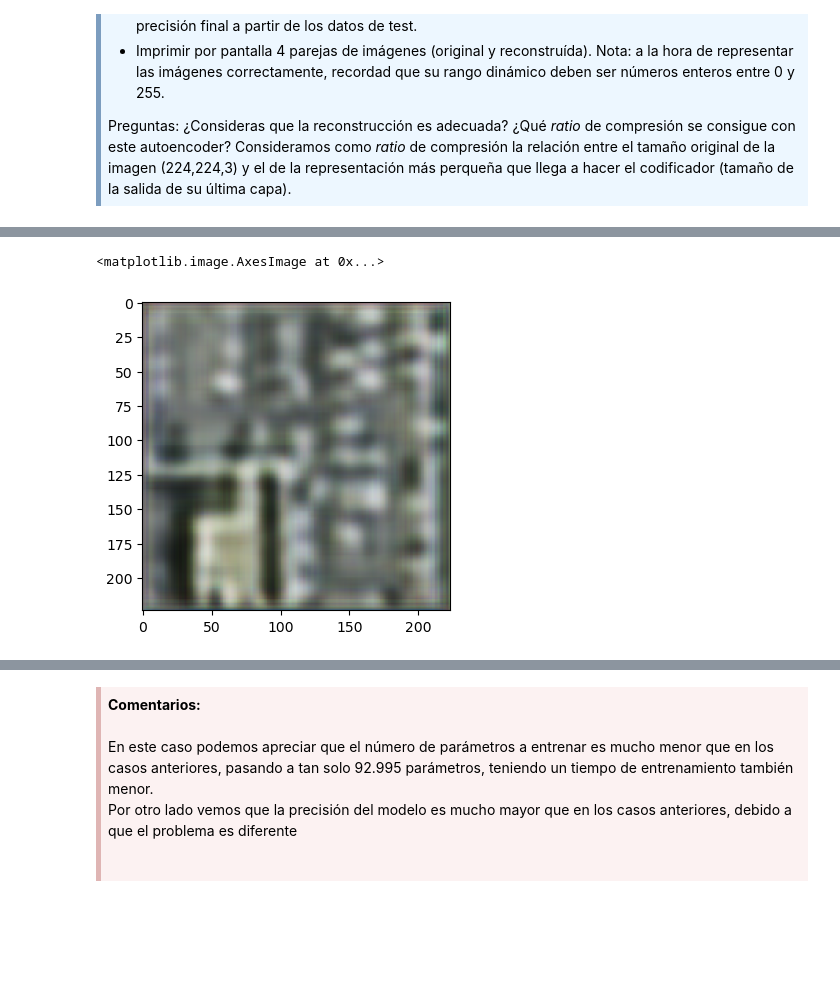
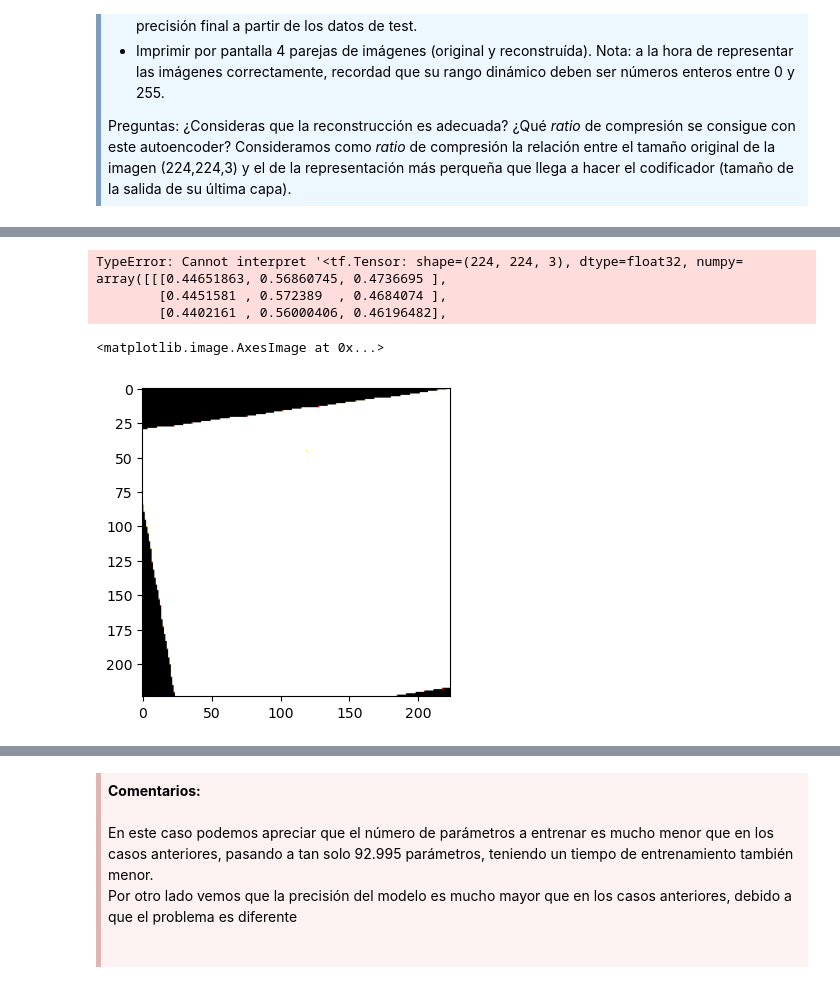
Before and after one commit to adrianvallsc/Coursera_test, a Jupyter notebook: pec1-cnn.ipynb, the cells around one changed output, grey strips where cells are left out. Saved outputs shown, nothing was run; the diff lists cells and outputs as text; code cells hidden in the pictures; blank space fills up the shorter version.

```diff
--- a/pec1-cnn.ipynb
+++ b/pec1-cnn.ipynb
@@ -969,0 +948,5 @@ prediction = model.predict(test_data_auto)
+# %%
+image_batch, label_batch = iter(train_data_auto).get_next()
+pred = model.predict(image_batch)
+img = np.array(image_batch[0])*255
+pred = pred[0]
@@ -970,7 +965,20 @@ prediction = model.predict(test_data_auto)
+# %%
+
+pred = model.predict(np.array(0,img))
+img_orig = np.array(img)
+norm_image = cv2.normalize(img, None, alpha = 0, beta = 255, norm_type = cv2.NORM_MINMAX, dtype = cv2.CV_32F)
+
+print("En la primera imagen los valores mínimo y máximo son {} y {}, respectivamente"
+      .format(np.min(norm_image),np.max(norm_image)))
+# %% [output]
+TypeError: Cannot interpret '<tf.Tensor: shape=(224, 224, 3), dtype=float32, numpy=
+array([[[0.44651863, 0.56860745, 0.4736695 ],
+        [0.4451581 , 0.572389  , 0.4684074 ],
+        [0.4402161 , 0.56000406, 0.46196482],
 # %%
 plt.figure(figsize=(20, 4))
 
-plt.imshow(prediction[3])
+plt.imshow(norm_image)
 # %% [output]
 <matplotlib.image.AxesImage at 0x...>
-[figure, old version]
+[figure, new version]
```
Also changed, not shown: parts of 46 cells of this notebook.
